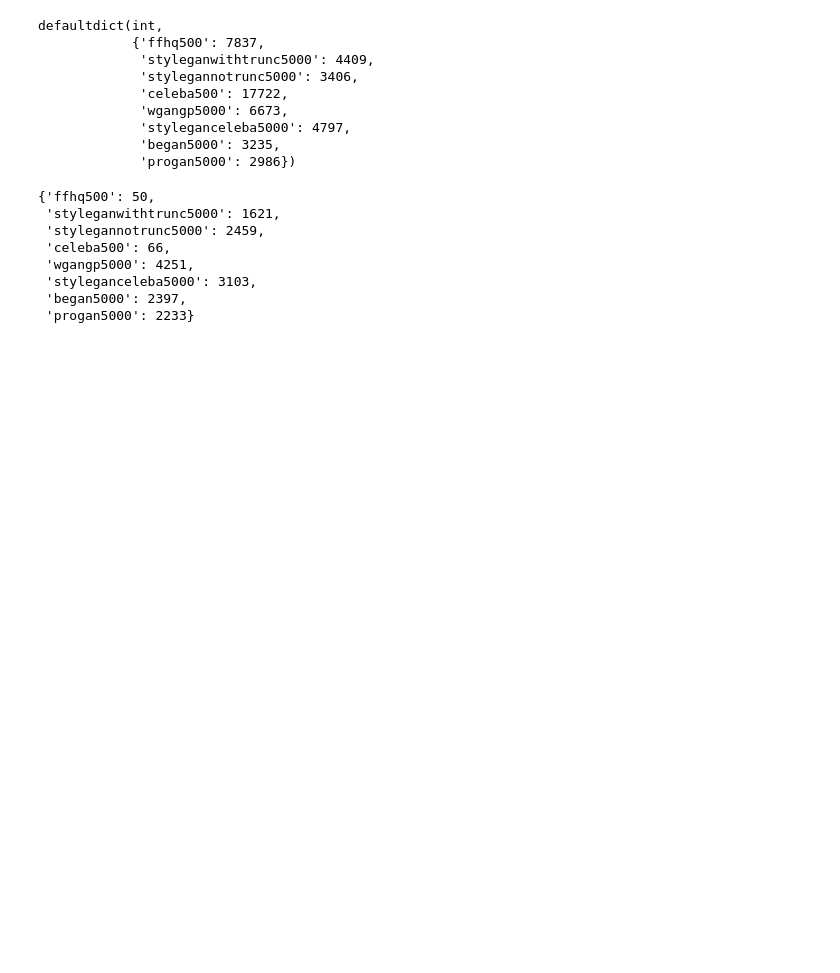
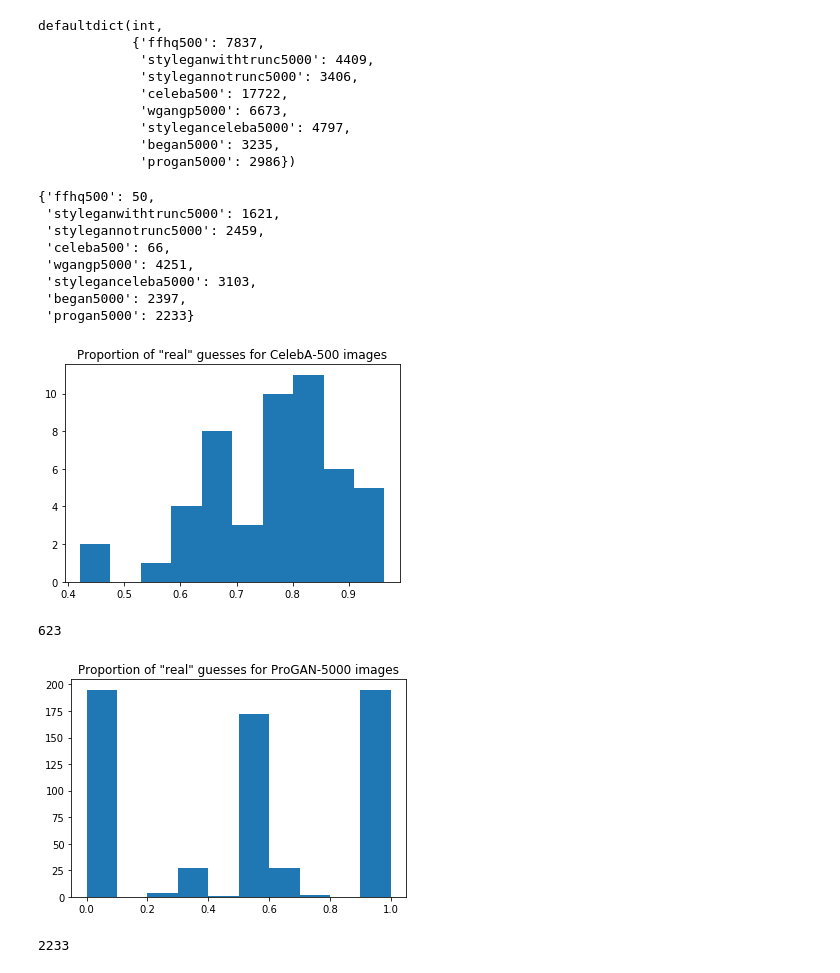
Before and after one commit to kolchinski/humanception-score, a Jupyter notebook: distances/Examine_data.ipynb, the cells around one changed output. Saved outputs shown, nothing was run; the diff lists cells and outputs as text; code cells hidden in the pictures; blank space fills up the shorter version.

```diff
--- a/distances/Examine_data.ipynb
+++ b/distances/Examine_data.ipynb
@@ -10,6 +10,7 @@ from torchvision import models, datasets, transforms
 dataset_counts = defaultdict(int)
 img_counts = defaultdict(lambda : defaultdict(int))
 unique_imgs = defaultdict(set)
+img_votes = defaultdict(lambda: defaultdict(lambda: [0,0])) #no,yes tuples by dataset and image
 
 with open('../all_gans_inf.csv') as f:
     reader = csv.DictReader(f)
@@ -19,6 +20,10 @@ with open('../all_gans_inf.csv') as f:
         split_name = img.split('/')
         assert(len(split_name) == 2)
         dataset_name, img_name = split_name
+
+        vote_index = 1 if row['correctness'] == row['realness'] else 0
+        img_votes[dataset_name][img_name][vote_index] += 1
+
         dataset_counts[dataset_name] += 1
         img_counts[dataset_name][img_name] += 1
 unique_imgs = {dataset: len(img_counts[dataset]) for dataset in img_counts}
@@ -47,3 +52,22 @@ unique_imgs
  'styleganceleba5000': 3103,
  'began5000': 2397,
  'progan5000': 2233}
+# %%
+#[(no,yes) for k,[no,yes] in img_votes['celeba500'].items() if yes+no>1]
+real_yeses = [(yes/(yes+no)) for k,[no,yes] in img_votes['celeba500'].items() if yes+no>1]
+plt.hist(real_yeses)
+plt.title('Proportion of "real" guesses for CelebA-500 images')
+plt.show()
+
+real_yeses = [(yes/(yes+no)) for k,[no,yes] in img_votes['progan5000'].items() if yes+no>=2]
+print(len(real_yeses))
+plt.hist(real_yeses)
+plt.title('Proportion of "real" guesses for ProGAN-5000 images')
+plt.show()
+
+print(len(img_votes['progan5000']))
+# %% [output]
+[figure, added]
+623
+[figure, added]
+2233
```
Also changed, not shown: parts of 13 cells of this notebook, 2 other files.
